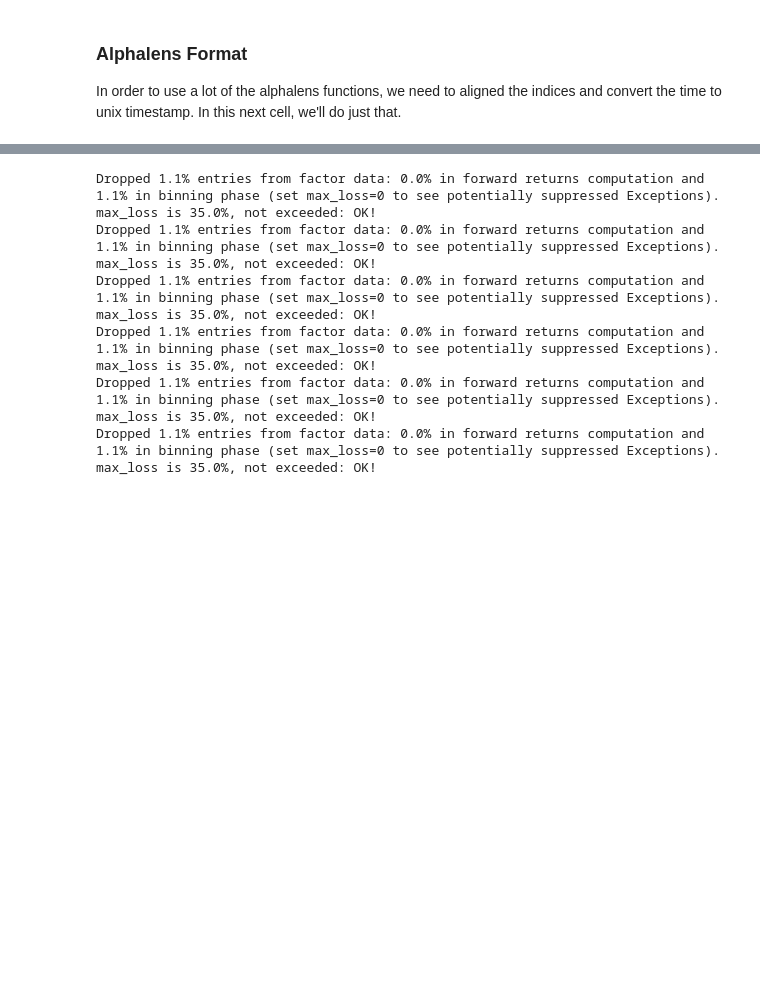
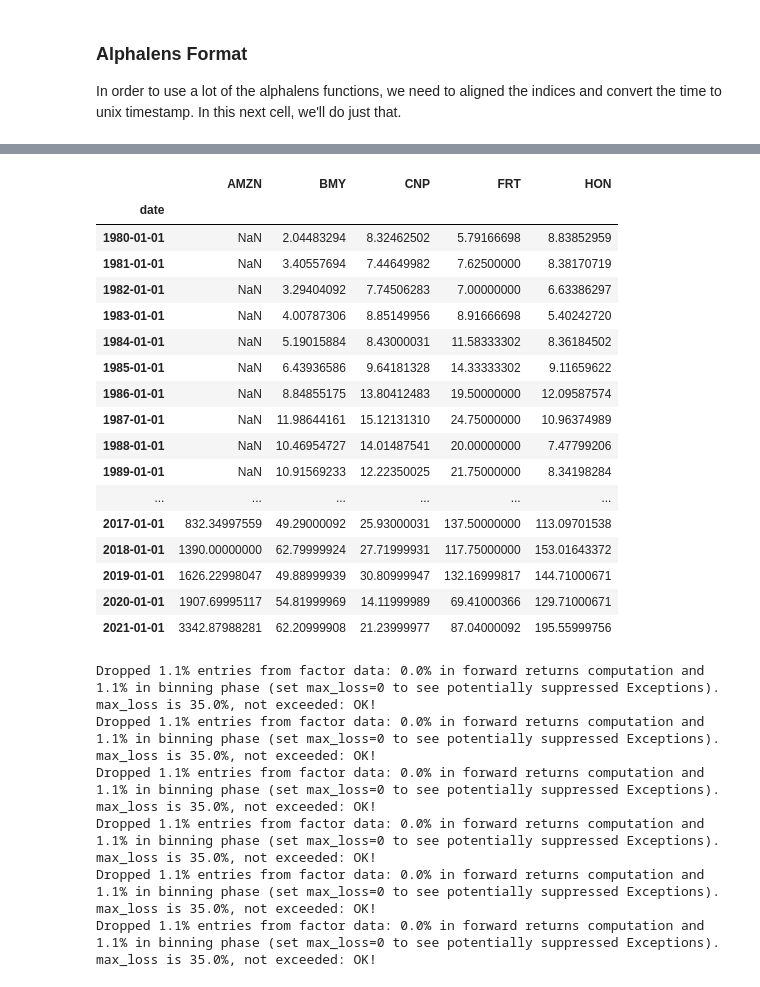
Before and after one commit to rometaidla/flash-boys, a Jupyter notebook: project_10K_sec_reports.ipynb, the cells around one changed output, grey strips where cells are left out. Saved outputs shown, nothing was run; the diff lists cells and outputs as text; code cells hidden in the pictures; blank space fills up the shorter version.

```diff
--- a/project_10K_sec_reports.ipynb
+++ b/project_10K_sec_reports.ipynb
@@ -736,3 +792,24 @@ In order to use a lot of the alphalens functions, we need to aligned the indices
+# %%
+pricing
+# %% [output]
+|  | AMZN | BMY | CNP | FRT | HON |
+| date |  |  |  |  |  |
+| 1980-01-01 | NaN | 2.04483294 | 8.32462502 | 5.79166698 | 8.83852959 |
+| 1981-01-01 | NaN | 3.40557694 | 7.44649982 | 7.62500000 | 8.38170719 |
+| 1982-01-01 | NaN | 3.29404092 | 7.74506283 | 7.00000000 | 6.63386297 |
+| 1983-01-01 | NaN | 4.00787306 | 8.85149956 | 8.91666698 | 5.40242720 |
+| 1984-01-01 | NaN | 5.19015884 | 8.43000031 | 11.58333302 | 8.36184502 |
+| 1985-01-01 | NaN | 6.43936586 | 9.64181328 | 14.33333302 | 9.11659622 |
+| 1986-01-01 | NaN | 8.84855175 | 13.80412483 | 19.50000000 | 12.09587574 |
+| 1987-01-01 | NaN | 11.98644161 | 15.12131310 | 24.75000000 | 10.96374989 |
+| 1988-01-01 | NaN | 10.46954727 | 14.01487541 | 20.00000000 | 7.47799206 |
+| 1989-01-01 | NaN | 10.91569233 | 12.22350025 | 21.75000000 | 8.34198284 |
+| ... | ... | ... | ... | ... | ... |
+| 2017-01-01 | 832.34997559 | 49.29000092 | 25.93000031 | 137.50000000 | 113.09701538 |
+| 2018-01-01 | 1390.00000000 | 62.79999924 | 27.71999931 | 117.75000000 | 153.01643372 |
+| 2019-01-01 | 1626.22998047 | 49.88999939 | 30.80999947 | 132.16999817 | 144.71000671 |
+| 2020-01-01 | 1907.69995117 | 54.81999969 | 14.11999989 | 69.41000366 | 129.71000671 |
+| 2021-01-01 | 3342.87988281 | 62.20999908 | 21.23999977 | 87.04000092 | 195.55999756 |
 # %%
 import alphalens as al
 
```
Also changed, not shown: parts of 6 cells of this notebook, 5 other files.
